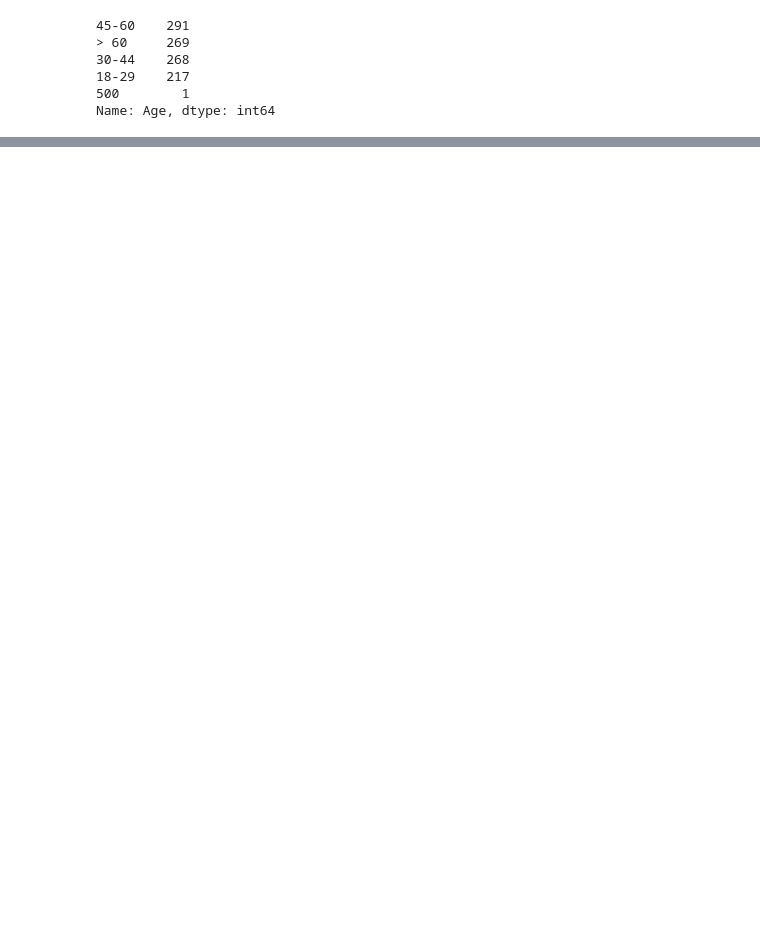
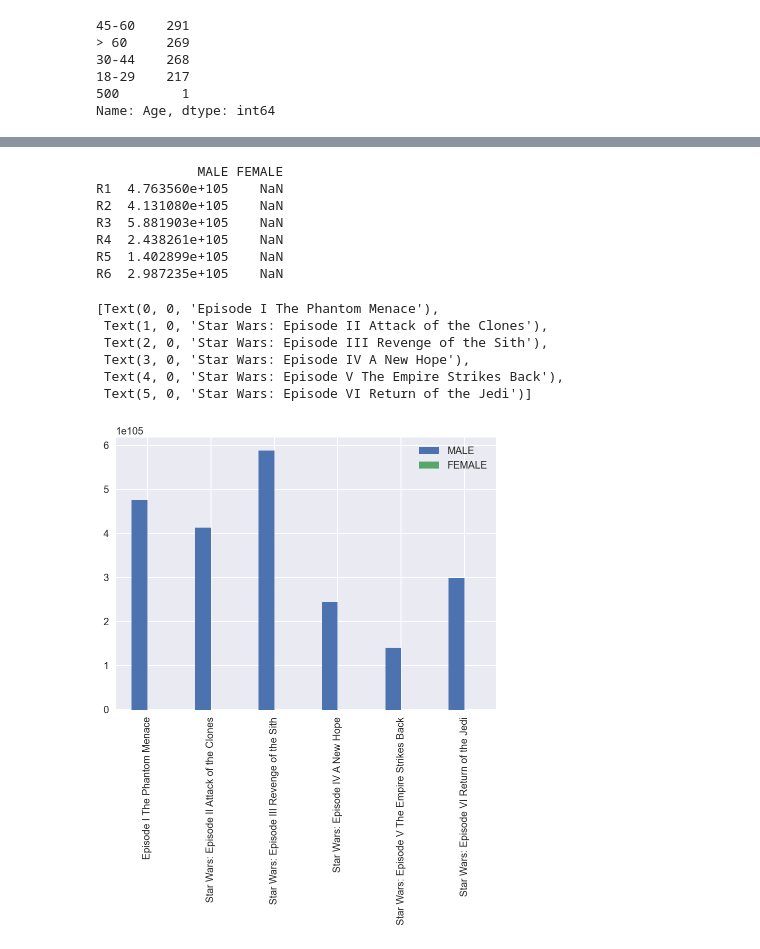
Before and after one commit to prashantt777/Machine-learning-Phase-1, a Jupyter notebook: Phase 1_prashant_S3790132.ipynb, the cells around one changed output, grey strips where cells are left out. Cells and saved outputs as stored; diff of their text form; code cells hidden in the pictures; blank space fills up the shorter version.

```diff
--- a/Phase 1_prashant_S3790132.ipynb
+++ b/Phase 1_prashant_S3790132.ipynb
@@ -396,3 +447,32 @@ Location (Census Region)                                            0
 dtype: int64
 # %%
 #Data visualization.
+# %%
+males = starwar[starwar["Gender"] == "MALE"]
+females = starwar[starwar["Gender"] == "FEMALE" ]
+
+ranked_by_gender = pd.DataFrame({'MALE':males[males.columns[9:15]].mean(),
+                              'FEMALE':females[females.columns[9:15]].mean()})
+print(ranked_by_gender)
+
+
+fig = plt.figure(figsize=(15, 5))
+s1 = fig.add_subplot(1, 2, 1)
+s1 = ranked_by_gender.plot(kind = 'bar' ,ax=s1)
+s1.set_xticklabels(['Episode I The Phantom Menace','Star Wars: Episode II Attack of the Clones','Star Wars: Episode III Revenge of the Sith','Star Wars: Episode IV A New Hope','Star Wars: Episode V The Empire Strikes Back',
+                'Star Wars: Episode VI Return of the Jedi'])
+# %% [output]
+             MALE FEMALE
+R1  4.763560e+105    NaN
+R2  4.131080e+105    NaN
+R3  5.881903e+105    NaN
+R4  2.438261e+105    NaN
+R5  1.402899e+105    NaN
+R6  2.987235e+105    NaN
+[Text(0, 0, 'Episode I The Phantom Menace'),
+ Text(1, 0, 'Star Wars: Episode II Attack of the Clones'),
+ Text(2, 0, 'Star Wars: Episode III Revenge of the Sith'),
+ Text(3, 0, 'Star Wars: Episode IV A New Hope'),
+ Text(4, 0, 'Star Wars: Episode V The Empire Strikes Back'),
+ Text(5, 0, 'Star Wars: Episode VI Return of the Jedi')]
+[figure, added]
```
Also changed, not shown: parts of 22 cells of this notebook.
